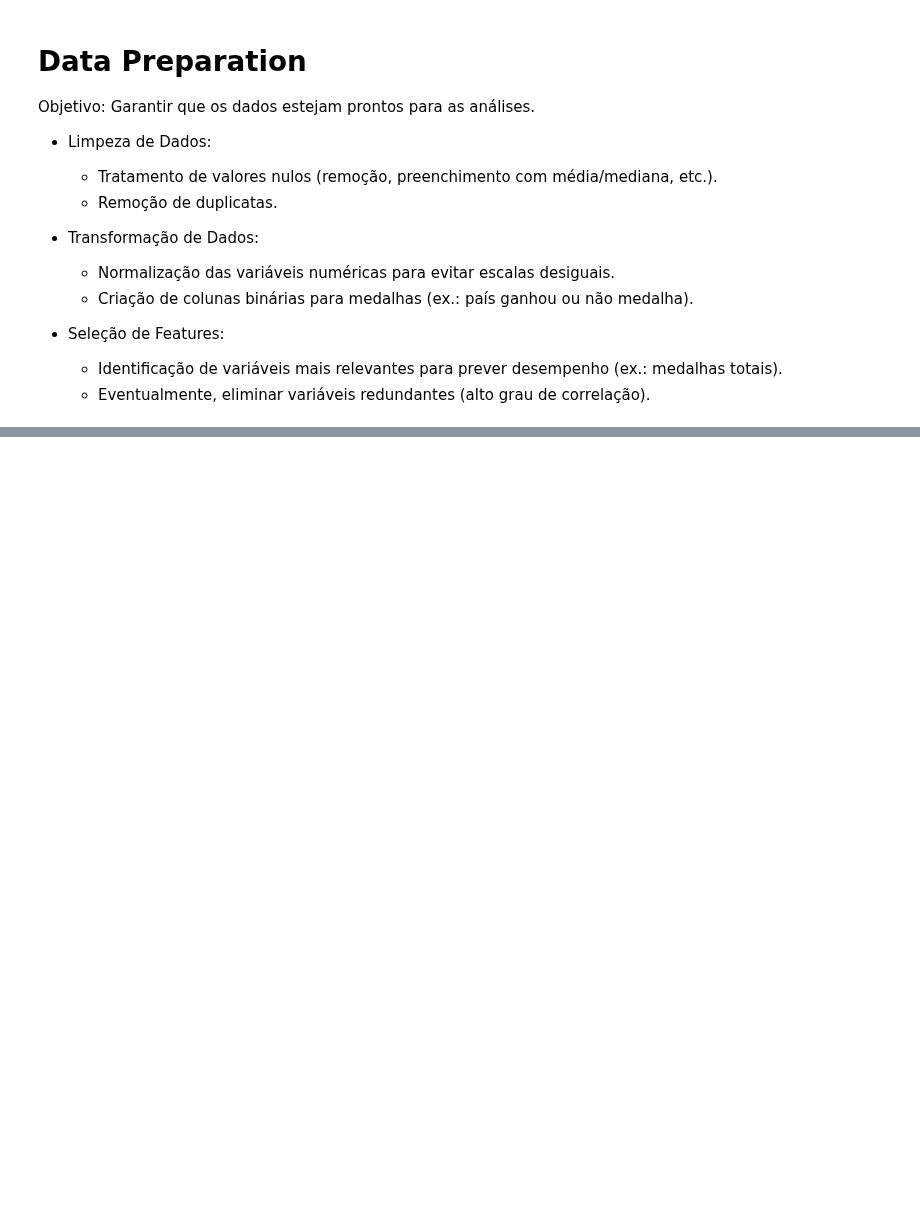
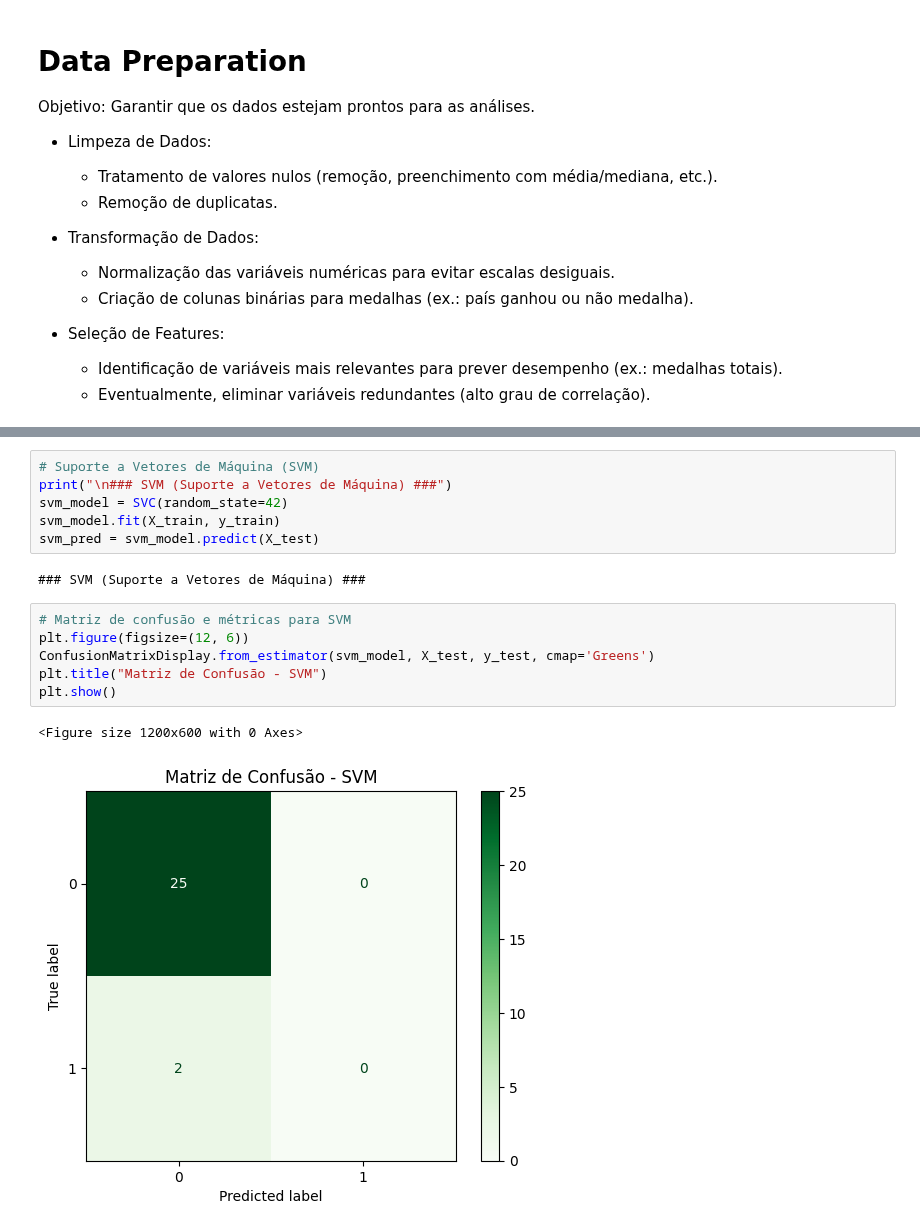
Before and after one commit to Bmartins25/Mineracao_de_dados_and_LLM_UFMG, a Jupyter notebook: TP3_fase_1_2_3_Classificacao_Mineração_de_dados.ipynb, the cells around one changed output, grey strips where cells are left out. Cells and saved outputs as stored; diff of their text form; blank space fills up the shorter version.

```diff
--- a/TP3_fase_1_2_3_Classificacao_Mineração_de_dados.ipynb
+++ b/TP3_fase_1_2_3_Classificacao_Mineração_de_dados.ipynb
@@ -268,0 +172,17 @@ Apesar disso, o Silhouette Score foi o menor, sugerindo menor eficácia em separ
+# %%
+# Suporte a Vetores de Máquina (SVM)
+print("\n### SVM (Suporte a Vetores de Máquina) ###")
+svm_model = SVC(random_state=42)
+svm_model.fit(X_train, y_train)
+svm_pred = svm_model.predict(X_test)
+# %% [output]
+### SVM (Suporte a Vetores de Máquina) ###
+# %%
+# Matriz de confusão e métricas para SVM
+plt.figure(figsize=(12, 6))
+ConfusionMatrixDisplay.from_estimator(svm_model, X_test, y_test, cmap='Greens')
+plt.title("Matriz de Confusão - SVM")
+plt.show()
+# %% [output]
+<Figure size 1200x600 with 0 Axes>
+[figure, added]
```
Also changed, not shown: parts of 46 cells of this notebook.
